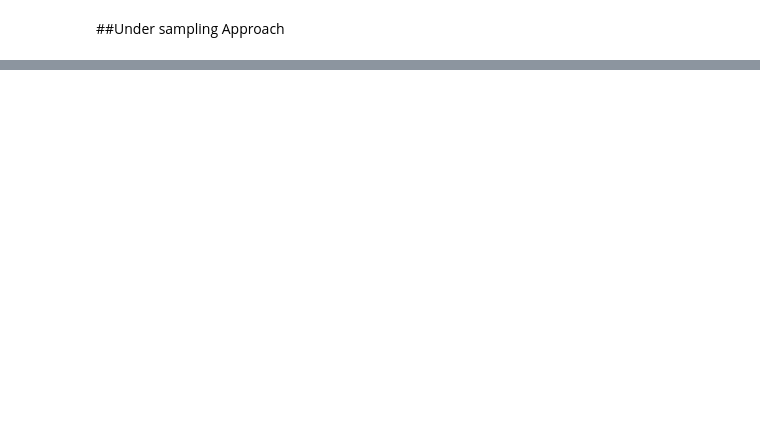
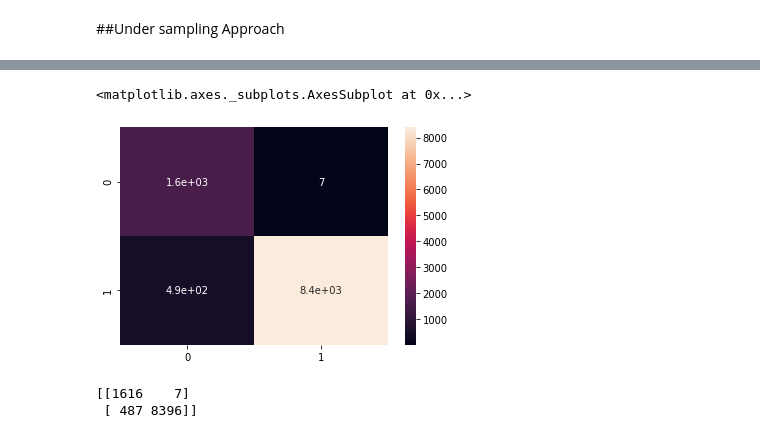
Before and after one commit to 15021996/Loan-Default-Prediction, a Jupyter notebook: Soumya_Loan_Default_Prediction_Capstone_Project.ipynb, the cells around one changed output, grey strips where cells are left out. Drawn from its saved outputs; the diff is of its cells as text; code cells hidden in the pictures; blank space fills up the shorter version.

```diff
--- a/Soumya_Loan_Default_Prediction_Capstone_Project.ipynb
+++ b/Soumya_Loan_Default_Prediction_Capstone_Project.ipynb
@@ -1219,0 +1230,10 @@ ROC AUC score in the testing dataset:  0.8499557264187811
+# %%
+# Create the random grid
+random_grid = {'n_estimators': n_estimators,
+               'max_depth': max_depth,
+               'min_samples_split': min_samples_split,
+               'min_samples_leaf': min_samples_leaf,
+               'bootstrap': [True]
+              }
+
+print(random_grid)
@@ -1219,0 +1242,11 @@ ROC AUC score in the testing dataset:  0.8499557264187811
+# %%
+# Creating the baseline model
+rf = RandomForestClassifier()
+rf_random = GridSearchCV(estimator = rf,
+                         param_grid=random_grid,
+                         cv = 3,
+                         verbose=2,
+                         scoring='recall',
+                         n_jobs = -1)
+
+rf_random.fit(X_train,y_train)
@@ -1219,0 +1289,9 @@ ROC AUC score in the testing dataset:  0.8499557264187811
+# %%
+random_forest=rf_random.best_estimator_
+y_scores = random_forest.predict_proba(X_train)
+y_scores = y_scores[:,1]
+
+precision, recall, threshold = precision_recall_curve(y_train, y_scores)
+# %%
+y_preds=random_forest.predict(X_test)
+print(classification_report(y_preds,y_test))
@@ -1219,0 +1307,11 @@ ROC AUC score in the testing dataset:  0.8499557264187811
+# %%
+con_matr=confusion_matrix(y_preds,y_test)
+sns.heatmap(data=con_matr,annot=True)
+# %% [output]
+<matplotlib.axes._subplots.AxesSubplot at 0x...>
+[figure, added]
+# %%
+print(con_matr)
+# %% [output]
+[[1616    7]
+ [ 487 8396]]
```
Also changed, not shown: parts of 11 cells of this notebook.
